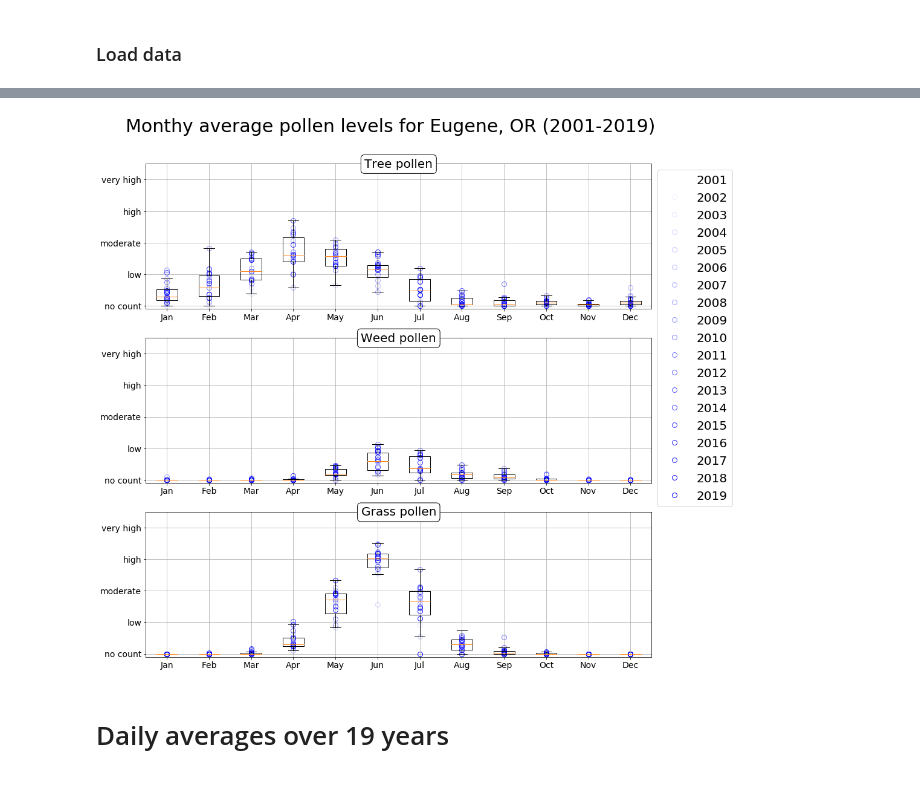
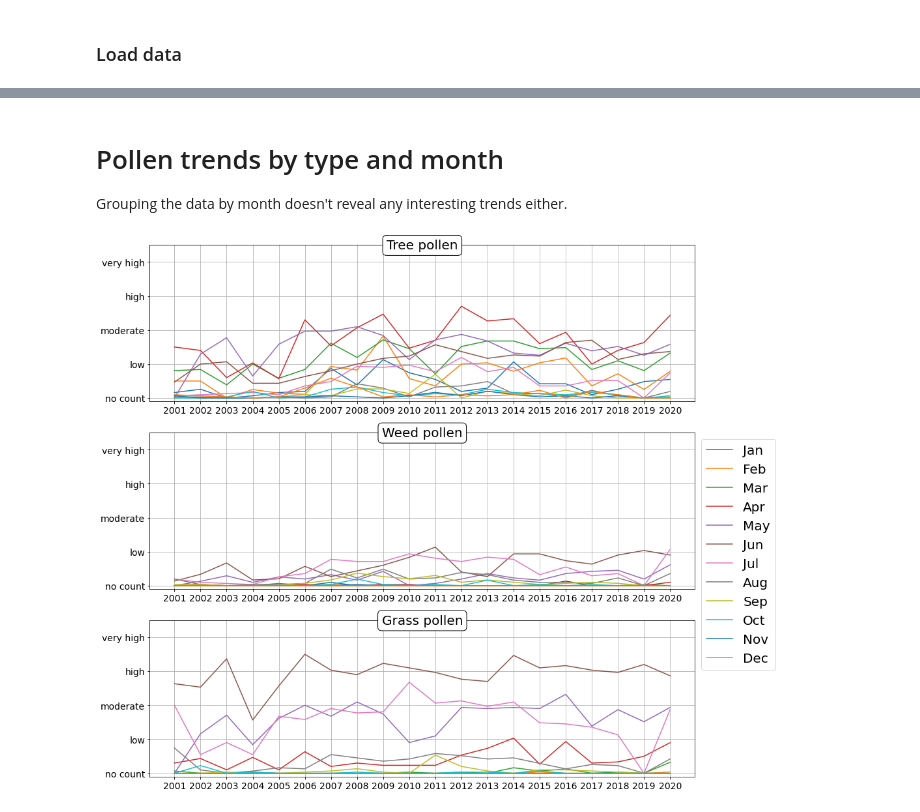
Before and after one commit to pdqnguyen/allergy, a Jupyter notebook: analysis.ipynb, the cells around one changed output, grey strips where cells are left out. Saved outputs shown, nothing was run; the diff lists cells and outputs as text; code cells hidden in the pictures.

```diff
--- a/analysis.ipynb
+++ b/analysis.ipynb
@@ -72,15 +83,15 @@ df = df[~((df.index.month == 2) & (df.index.day > 28))]
 # %%
 fig, ax = plt.subplots(3, 1, figsize=(20, 15))
-fig.suptitle("Pollen levels in Eugene, OR (2001-2019)", y=0.95, fontsize=30)
+fig.suptitle("Pollen levels in Eugene, OR (2001-2020)", y=0.95, fontsize=30)
 for i, col in enumerate(cols):
     values = df[col]
-    values_smooth, _ = gsmooth(df[col].values, w=10)
+    values_smooth, _ = gsmooth(df[col].values, w=20)
     x = (df.index - df.index[0]).days
     ax[i].plot(x, values, '.')
     ax[i].plot(x, values_smooth, '-')
     ax[i].tick_params(labelsize=14)
     ax[i].set_xticks(range(x[0], x[-1], 365))
-    ax[i].set_xticklabels(range(2001, 2021))
+    ax[i].set_xticklabels(range(2001, 2022))
     ax[i].set_yticks(range(len(pollen_levels)))
     ax[i].set_yticklabels(pollen_levels)
     ax[i].set_title(col_labels[col], y=0.95, bbox=dict(boxstyle='round', facecolor='w'), size=20)
@@ -94,0 +187,13 @@ plt.show()
+# %%
+pv = pd.pivot_table(df, index=df.index.month, columns=df.index.year, values=cols, aggfunc='mean')
+fig, ax = plt.subplots(1, 1, figsize=(15, 6))
+for i, col in enumerate(cols):
+    ax.plot(pv[col].mean(0), label=col_labels[col])
+    ax.tick_params(labelsize=14)
+    ax.set_xticks(years)
+    ax.set_yticks(range(len(pollen_levels)))
+    ax.set_yticklabels(pollen_levels)
+    ax.set_ylim(-0.1, 4.5)
+    ax.grid()
+    ax.legend(bbox_to_anchor=(1, 1), fontsize=20)
+plt.show()
@@ -95,27 +202,22 @@ plt.show()
+# %% [markdown]
+# Pollen trends by type and month
+
+Grouping the data by month doesn't reveal any interesting trends either.
 # %%
 pv = pd.pivot_table(df, index=df.index.month, columns=df.index.year, values=cols, aggfunc='mean')
 fig, ax = plt.subplots(len(cols), 1, figsize=(15, 15))
-fig.suptitle("Monthy average pollen levels for Eugene, OR (2001-2019)", y=0.95, fontsize=30)
 for i, col in enumerate(cols):
     years = pv[col].columns
-    mean = np.mean(pv[col].values, axis=1)
-    for j, year in enumerate(years):
-        alpha = j / len(years)
-        ax[i].plot(range(1, 13), pv[col][year].values, 'o', markersize=8, markerfacecolor='none', markeredgecolor='b', alpha=alpha, label=year)
-    ax[i].boxplot(pv[col], sym='')
-    ax[i].set_title(col_labels[col], y=0.95, bbox=dict(boxstyle='round', facecolor='w'), size=20)
+    for j, month in enumerate(months):
+        ax[i].plot(years, pv[col].loc[j + 1], label=month)
     ax[i].tick_params(labelsize=14)
-    ax[i].set_xticks(range(1, 13))
-    ax[i].set_xticklabels(months)
+    ax[i].set_xticks(years)
     ax[i].set_yticks(range(len(pollen_levels)))
     ax[i].set_yticklabels(pollen_levels)
+    ax[i].set_title(col_labels[col], y=0.95, bbox=dict(boxstyle='round', facecolor='w'), size=20)
     ax[i].set_ylim(-0.1, 4.5)
-    if i == 0:
-        ax[i].legend(bbox_to_anchor=(1, 1), fontsize=20)
     ax[i].grid()
-fig.savefig('plots/eug-or-monthly.png')
-fig.show()
+ax[1].legend(bbox_to_anchor=(1, 1), fontsize=20)
+plt.show()
 # %% [output]
-[figure, old version]
+[figure, new version]
-# %% [markdown]
-# Daily averages over 19 years
```
Also changed, not shown: parts of 27 cells of this notebook.
